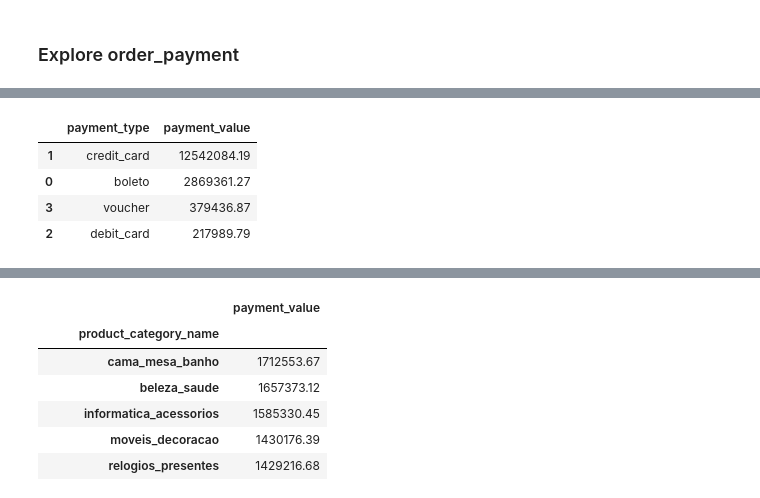
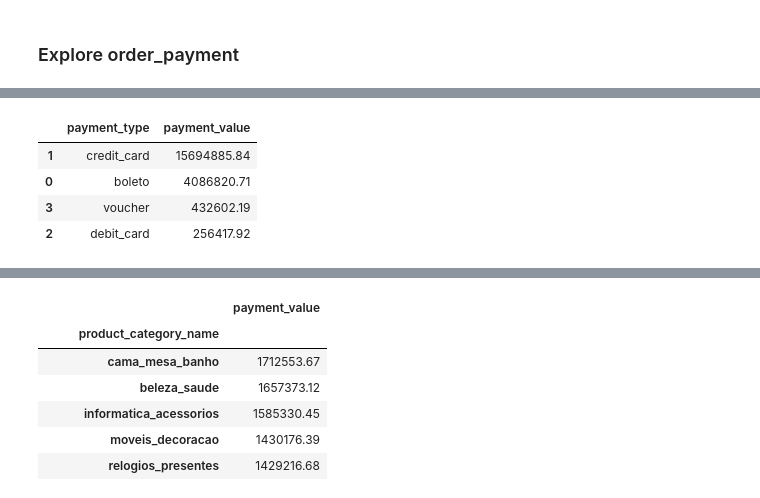
Before and after one commit to AqilzFracs/Project_Analisis_Data, a Jupyter notebook: notebook.ipynb, the cells around one changed output, grey strips where cells are left out. Saved outputs shown, nothing was run; the diff lists cells and outputs as text; code cells hidden in the pictures.

Commit message:
fix wrong data visualization in notebook

```diff
--- a/notebook.ipynb
+++ b/notebook.ipynb
@@ -564,0 +595,8 @@ np.int64(0)
+# %%
+merged3_df = pd.merge(
+  left=merged2_df,
+  right=order_items_df,
+  how="left",
+  on="order_id"
+)
+merged3_df.head()
@@ -564,0 +611,8 @@ np.int64(0)
+# %%
+merged4_df = pd.merge(
+  left=merged3_df,
+  right=product_df,
+  how="left",
+  on="product_id"
+)
+merged4_df.head()
@@ -564,0 +627,9 @@ np.int64(0)
+# %%
+merged5_df = pd.merge(
+  left=merged4_df,
+  right=geolocation_df,
+  how="left",
+  left_on="customer_zip_code_prefix",
+  right_on="geolocation_zip_code_prefix"
+)
+merged5_df.head()
@@ -564,0 +644,3 @@ np.int64(0)
+# %%
+main_data = merged5_df
+main_data.head()
@@ -679,15 +798,15 @@ order_payments_df.describe(include="all")
 | 75% | NaN | 1.000000 | NaN | 4.000000 | 171.840000 |
 | max | NaN | 29.000000 | NaN | 24.000000 | 13664.080000 |
 # %%
-paymentType_to_paymentValue = order_payments_df.groupby("payment_type")["payment_value"].sum().reset_index()
+paymentType_to_paymentValue = main_data.groupby("payment_type")["payment_value"].sum().reset_index()
 paymentType_to_paymentValue = paymentType_to_paymentValue.sort_values(by="payment_value", ascending=False)
 paymentType_to_paymentValue
 # %% [output]
 |  | payment_type | payment_value |
-| 1 | credit_card | 12542084.19 |
-| 0 | boleto | 2869361.27 |
-| 3 | voucher | 379436.87 |
-| 2 | debit_card | 217989.79 |
+| 1 | credit_card | 15694885.84 |
+| 0 | boleto | 4086820.71 |
+| 3 | voucher | 432602.19 |
+| 2 | debit_card | 256417.92 |
 # %%
 orderItems_product_df = pd.merge(
   left=order_items_df,
```
Also changed, not shown: parts of 19 cells of this notebook.
